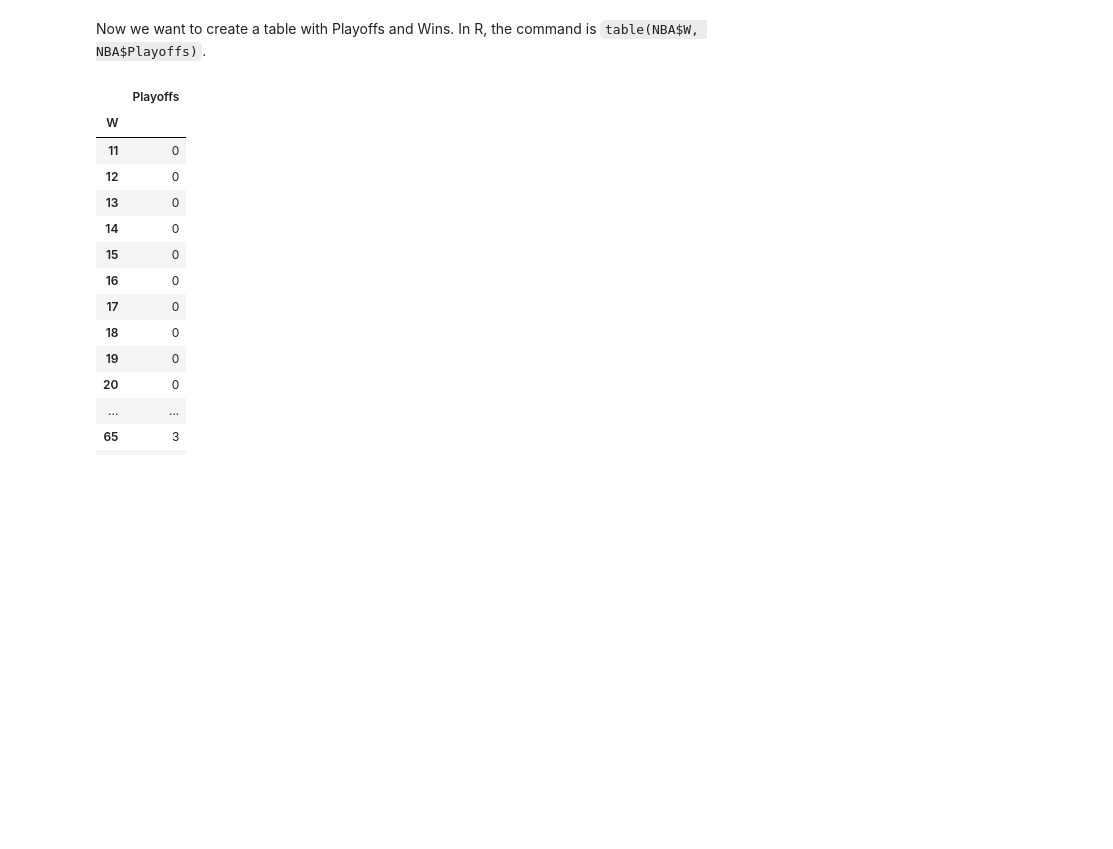
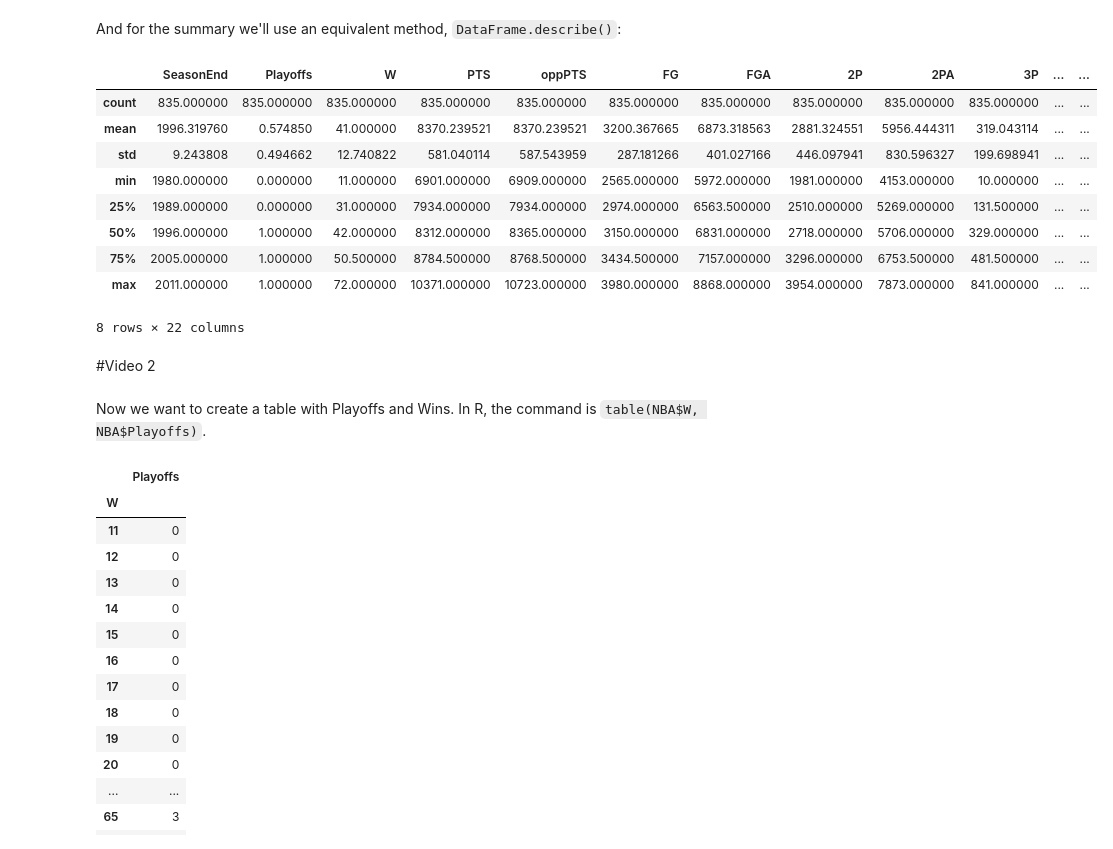
Before and after one commit to alkamid/The-Analytics-Edge-in-IPython, a Jupyter notebook: Week 2/2.3 Playing moneyball in the NBA.ipynb, the cells around one changed output. Saved outputs shown, nothing was run; the diff lists cells and outputs as text; code cells hidden in the pictures; blank space fills up the shorter version.

```diff
--- a/Week 2/2.3 Playing moneyball in the NBA.ipynb
+++ b/Week 2/2.3 Playing moneyball in the NBA.ipynb
@@ -34,3 +38,20 @@ NBA
+# %% [markdown]
+And for the summary we'll use an equivalent method, `DataFrame.describe()`:
+# %%
+NBA.describe()
+# %% [output]
+|  | SeasonEnd | Playoffs | W | PTS | oppPTS | FG | FGA | 2P | 2PA | 3P | ... | ... |
+| count | 835.000000 | 835.000000 | 835.000000 | 835.000000 | 835.000000 | 835.000000 | 835.000000 | 835.000000 | 835.000000 | 835.000000 | ... | ... |
+| mean | 1996.319760 | 0.574850 | 41.000000 | 8370.239521 | 8370.239521 | 3200.367665 | 6873.318563 | 2881.324551 | 5956.444311 | 319.043114 | ... | ... |
+| std | 9.243808 | 0.494662 | 12.740822 | 581.040114 | 587.543959 | 287.181266 | 401.027166 | 446.097941 | 830.596327 | 199.698941 | ... | ... |
+| min | 1980.000000 | 0.000000 | 11.000000 | 6901.000000 | 6909.000000 | 2565.000000 | 5972.000000 | 1981.000000 | 4153.000000 | 10.000000 | ... | ... |
+| 25% | 1989.000000 | 0.000000 | 31.000000 | 7934.000000 | 7934.000000 | 2974.000000 | 6563.500000 | 2510.000000 | 5269.000000 | 131.500000 | ... | ... |
+| 50% | 1996.000000 | 1.000000 | 42.000000 | 8312.000000 | 8365.000000 | 3150.000000 | 6831.000000 | 2718.000000 | 5706.000000 | 329.000000 | ... | ... |
+| 75% | 2005.000000 | 1.000000 | 50.500000 | 8784.500000 | 8768.500000 | 3434.500000 | 7157.000000 | 3296.000000 | 6753.500000 | 481.500000 | ... | ... |
+| max | 2011.000000 | 1.000000 | 72.000000 | 10371.000000 | 10723.000000 | 3980.000000 | 8868.000000 | 3954.000000 | 7873.000000 | 841.000000 | ... | ... |
+8 rows × 22 columns
+# %% [markdown]
+#Video 2
 # %% [markdown]
 Now we want to create a table with Playoffs and Wins. In R, the command is `table(NBA$W, NBA$Playoffs)`.
 # %%
```
Also changed, not shown: parts of 4 cells of this notebook.
